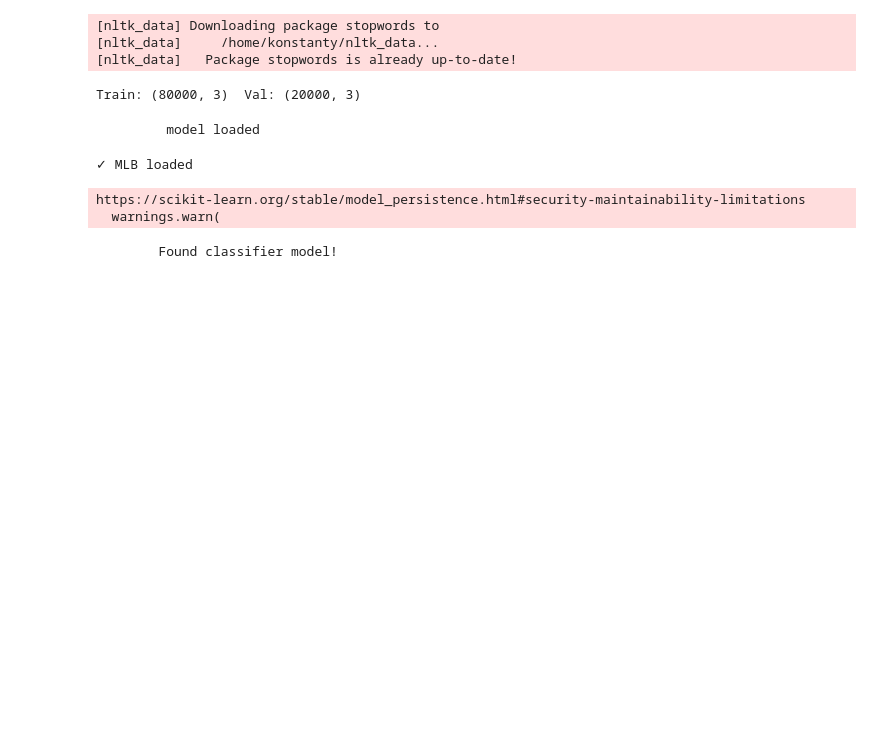
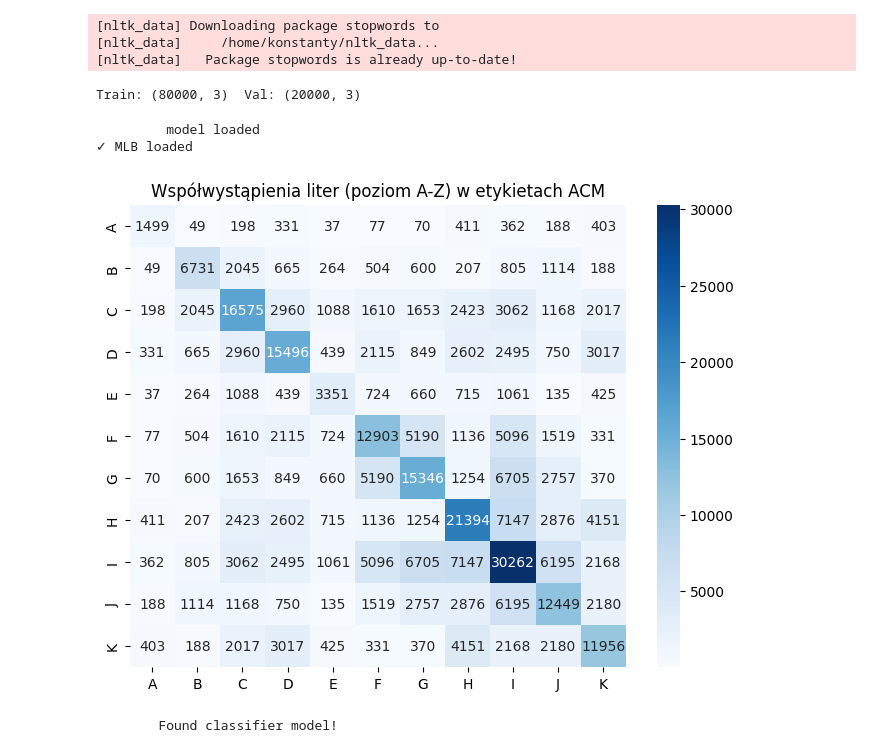
Before and after one commit to Kos261/DM_Finals, a Jupyter notebook: dm_classifier.ipynb, the cells around one changed output. Cells and saved outputs as stored; diff of their text form; code cells hidden in the pictures; blank space fills up the shorter version.

```diff
--- a/dm_classifier.ipynb
+++ b/dm_classifier.ipynb
@@ -85,7 +85,7 @@ print('Train:', train.shape, ' Val:', val.shape)
 Train: (80000, 3)  Val: (20000, 3)
 # %%
 # --- SentenceTransformer Embeddings ---
-bert_path = Path('models/minilm_model.pkl')  # change filename if you switch model
+bert_path = Path('models/embed/minilm_model.pkl')  # change filename if you switch model
 
 if bert_path.exists():
     print('\n\t model loaded')
@@ -95,9 +95,9 @@ else:
     model = SentenceTransformer('all-MiniLM-L6-v2', device=device)
     joblib.dump(model, bert_path)
 
-embed_paths = [Path('models/X_train_embed.npy'),
-               Path('models/X_val_embed.npy'),
-               Path('models/X_test_embed.npy')]
+embed_paths = [Path('models/embed/X_train_embed.npy'),
+               Path('models/embed/X_val_embed.npy'),
+               Path('models/embed/X_test_embed.npy')]
 
 if all(p.exists() for p in embed_paths):
     X_train_embed = np.load(embed_paths[0])
@@ -111,18 +111,42 @@ else:
     np.save(embed_paths[0], X_train_embed)
     np.save(embed_paths[1], X_val_embed)
     np.save(embed_paths[2], X_test_embed)
+
+
+
+# --- Label binarization ---
+all_topics = sorted({lbl for sub in train_full['Topics'] for lbl in sub})
+mlb = load_or_train_mlb(train['Topics'], all_labels=all_topics)
+
+y_train = mlb.transform(train['Topics'])
+y_val   = mlb.transform(val['Topics'])
 # %% [output]
          model loaded
+✓ MLB loaded
 # %%
-# --- Label binarization ---
-all_topics = sorted({lbl for sub in train_full['Topics'] for lbl in sub})
-mlb = load_or_train_mlb(train['Topics'], all_labels=all_topics)
+# --- Plots ---
 
-y_train = mlb.transform(train['Topics'])
-y_val   = mlb.transform(val['Topics'])
+letters = sorted({cls[0] for cls in mlb.classes_})   # np. ['A','C','D','E',...]
+L = len(letters)
+letter2idx = {ch:i for i,ch in enumerate(letters)}
+
+# --- 2. zlicz współwystąpienia liter (dokument × dokument) ---
+co_mat = np.zeros((L, L), dtype=int)
+
+for row in y_train:
+    doc_letters = {mlb.classes_[i][0] for i in np.where(row)[0]}
+    for a in doc_letters:
+        for b in doc_letters:
+            co_mat[letter2idx[a], letter2idx[b]] += 1
+
+
+plt.figure(figsize=(8,6))
+sns.heatmap(co_mat, xticklabels=letters, yticklabels=letters,
+            cmap="Blues", annot=True, fmt="d")
+plt.title("Współwystąpienia liter (poziom A-Z) w etykietach ACM")
+plt.savefig("output/coexistence.png")
+plt.show()
 # %% [output]
-✓ MLB loaded
-https://scikit-learn.org/stable/model_persistence.html#security-maintainability-limitations
-  warnings.warn(
+[figure, added]
 # %%
 # --- Train or load classifier ---
```
Also changed, not shown: parts of 6 cells of this notebook, 2 other files.
